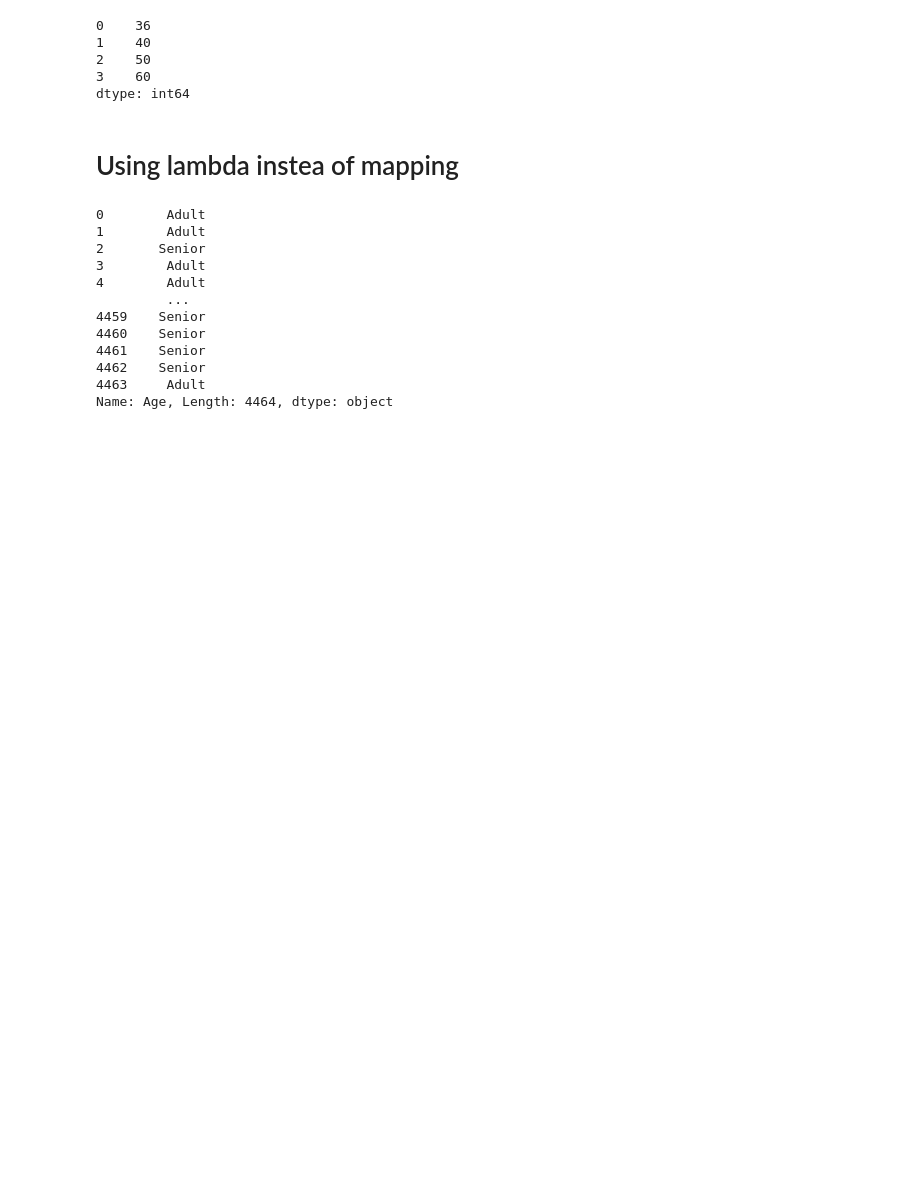
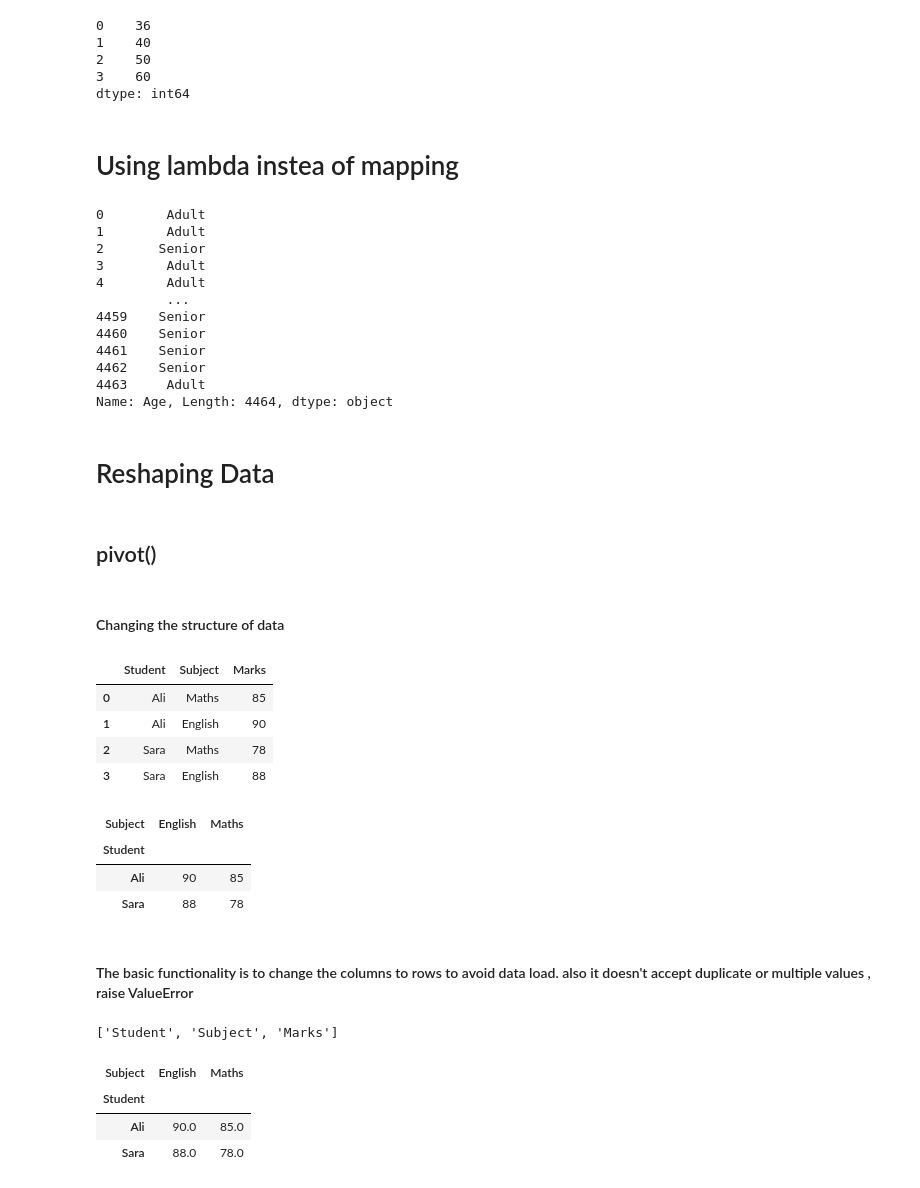
Before and after one commit to fuhetron/Pandas, a Jupyter notebook: main.ipynb, the cells around one changed output. Cells and saved outputs as stored; diff of their text form; code cells hidden in the pictures; blank space fills up the shorter version.

```diff
--- a/main.ipynb
+++ b/main.ipynb
@@ -1192,3 +1192,50 @@ age_catoegory
 4462    Senior
 4463     Adult
 Name: Age, Length: 4464, dtype: object
+# %% [markdown]
+# Reshaping Data
+# %% [markdown]
+## pivot()
+# %% [markdown]
+#### Changing the structure of data
+# %%
+data = {
+    'Student': ['Ali', 'Ali', 'Sara', 'Sara'],
+    'Subject': ['Maths', 'English', 'Maths', 'English'],
+    'Marks': [85, 90, 78, 88]
+}
+
+data = pd.DataFrame(data)
+# %%
+data
+# %% [output]
+|  | Student | Subject | Marks |
+| 0 | Ali | Maths | 85 |
+| 1 | Ali | English | 90 |
+| 2 | Sara | Maths | 78 |
+| 3 | Sara | English | 88 |
+# %%
+data.pivot(index= 'Student', columns= 'Subject', values= 'Marks')
+# %% [output]
+| Subject | English | Maths |
+| Student |  |  |
+| Ali | 90 | 85 |
+| Sara | 88 | 78 |
+# %% [markdown]
+#### The basic functionality is to change the columns to rows to avoid data load. also it doesn't accept duplicate or multiple values , raise ValueError
+# %%
+data.columns.tolist()
+# %% [output]
+['Student', 'Subject', 'Marks']
+# %%
+data.pivot_table(
+    index = 'Student',
+    columns = 'Subject',
+    values= 'Marks',
+    aggfunc= 'mean'
+)
+# %% [output]
+| Subject | English | Maths |
+| Student |  |  |
+| Ali | 90.0 | 85.0 |
+| Sara | 88.0 | 78.0 |
```
Also changed, not shown: parts of 5 cells of this notebook.
